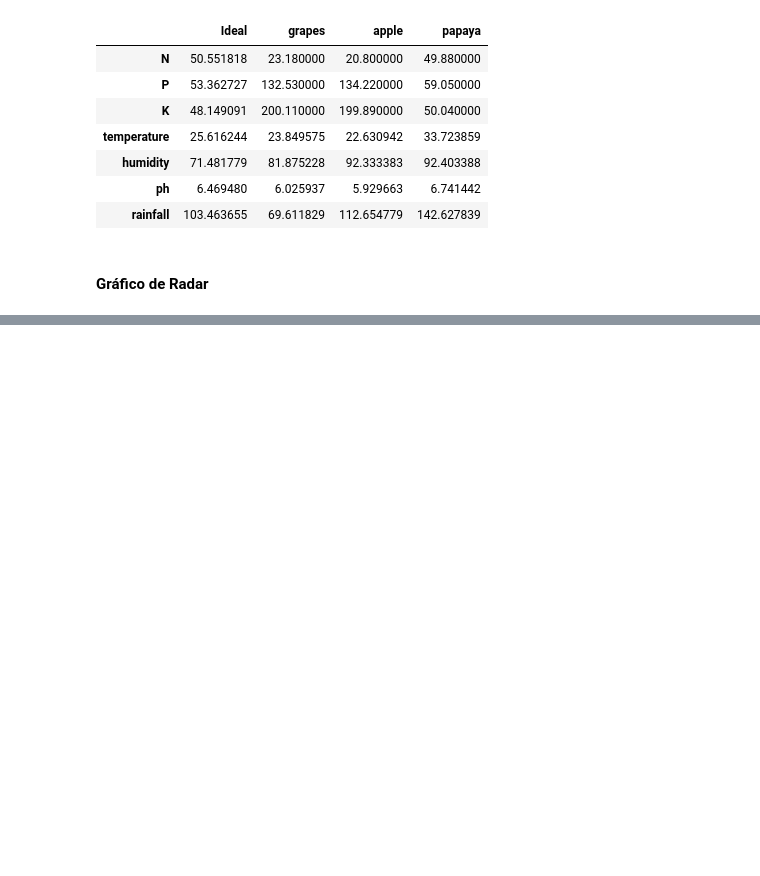
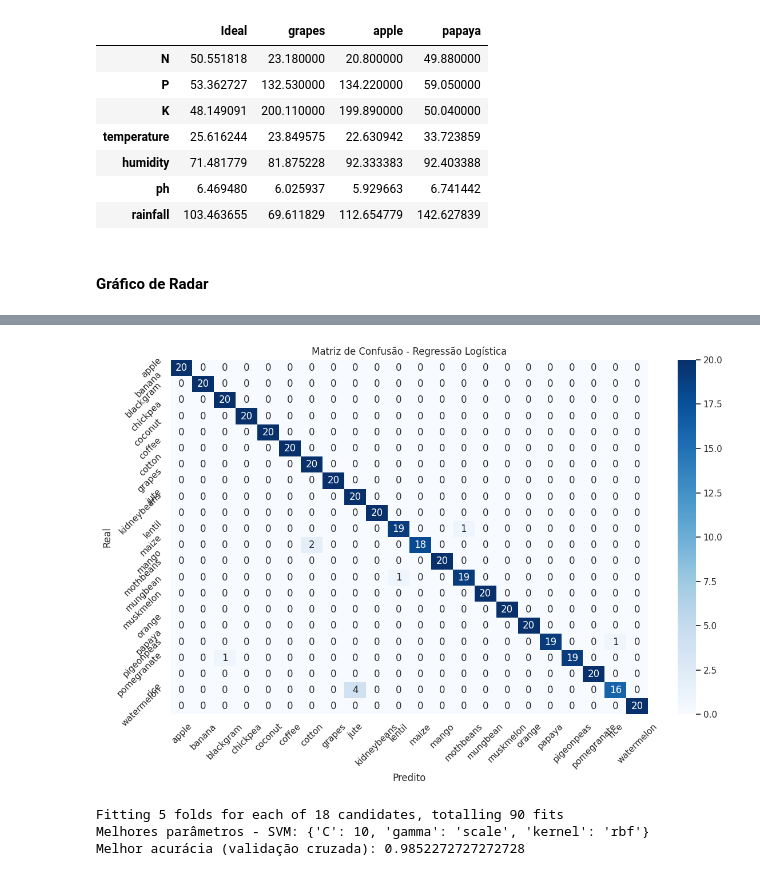
Before and after one commit to Fiap-RJ/Fase-3---Cap-14, a Jupyter notebook: ArthurAlentejo_RM564810_fase3_cap14.ipynb, the cells around one changed output, grey strips where cells are left out. Cells and saved outputs as stored; diff of their text form; code cells hidden in the pictures; blank space fills up the shorter version.

```diff
--- a/ArthurAlentejo_RM564810_fase3_cap14.ipynb
+++ b/ArthurAlentejo_RM564810_fase3_cap14.ipynb
@@ -453,0 +648,19 @@ Cada cultura analisada possui características bastante específicas, e a compar
+# %%
+# Pegando os melhores parametros
+best_params_logreg = grid_logreg.best_params_
+
+
+# Criando e treinando o modelo de Regressão Logística
+logreg = LogisticRegression(
+    solver=best_params_logreg['solver'],
+    C=best_params_logreg['C'],
+    max_iter=1000
+)
+logreg.fit(X_train_scaled, y_train)
+
+# Avaliação do modelo
+y_pred_logreg = logreg.predict(X_test_scaled)
+
+print("Acurácia - Regressão Logística:", accuracy_score(y_test, y_pred_logreg))
+print("\nClassification Report - Regressão Logística:\n")
+print(classification_report(y_test, y_pred_logreg))
@@ -453,0 +685,48 @@ Cada cultura analisada possui características bastante específicas, e a compar
+# %%
+# Visualização da matriz de confusão para Regressão Logística
+plt.figure(figsize=(12, 8))
+sns.heatmap(confusion_matrix(y_test, y_pred_logreg),
+            annot=True, fmt='d', cmap='Blues',
+            xticklabels=logreg.classes_, yticklabels=logreg.classes_)
+plt.title('Matriz de Confusão - Regressão Logística')
+plt.xlabel('Predito')
+plt.ylabel('Real')
+plt.xticks(rotation=45)
+plt.yticks(rotation=45)
+plt.tight_layout()
+plt.show()
+# %% [output]
+[figure, added]
+# %%
+from sklearn.svm import SVC
+
+# Modelo base
+svm = SVC(random_state=42)
+
+# Grade de hiperparâmetros
+param_grid_svm = {
+    'C': [0.1, 1, 10],
+    'kernel': ['linear', 'rbf', 'poly'],
+    'gamma': ['scale', 'auto']
+}
+
+# Criando o GridSearchCV
+grid_svm = GridSearchCV(
+    estimator=svm,
+    param_grid=param_grid_svm,
+    cv=5,
+    scoring='accuracy',
+    verbose=1,
+    n_jobs=-1
+)
+
+# Treinando a busca
+grid_svm.fit(X_train_scaled, y_train)
+
+# Resultados
+print("Melhores parâmetros - SVM:", grid_svm.best_params_)
+print("Melhor acurácia (validação cruzada):", grid_svm.best_score_)
+# %% [output]
+Fitting 5 folds for each of 18 candidates, totalling 90 fits
+Melhores parâmetros - SVM: {'C': 10, 'gamma': 'scale', 'kernel': 'rbf'}
+Melhor acurácia (validação cruzada): 0.9852272727272728
```
Also changed, not shown: parts of 22 cells of this notebook.
